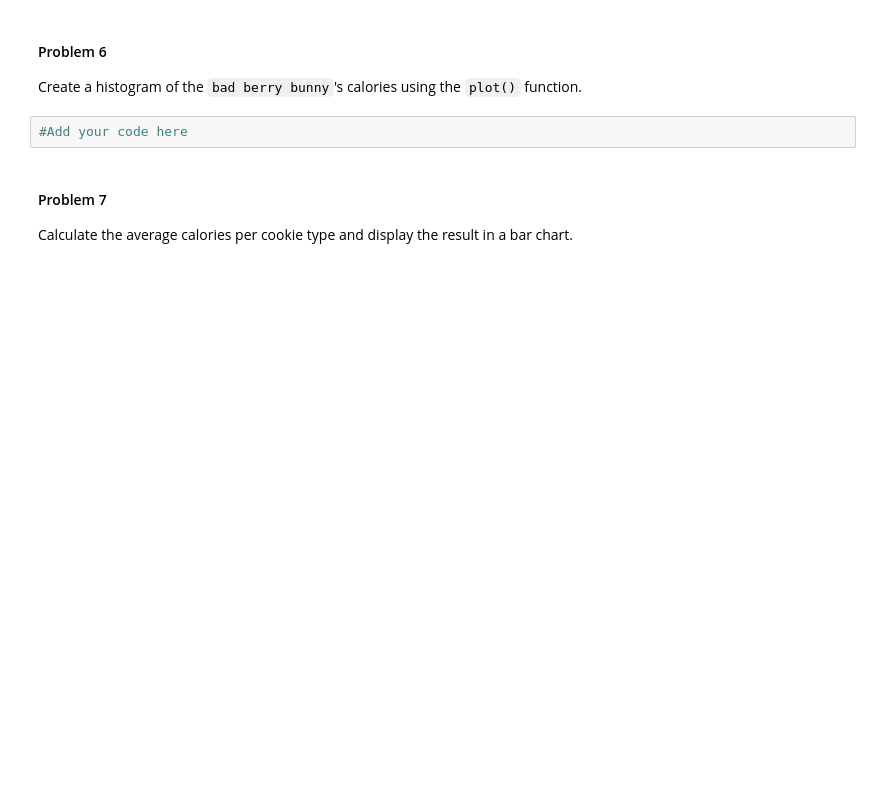
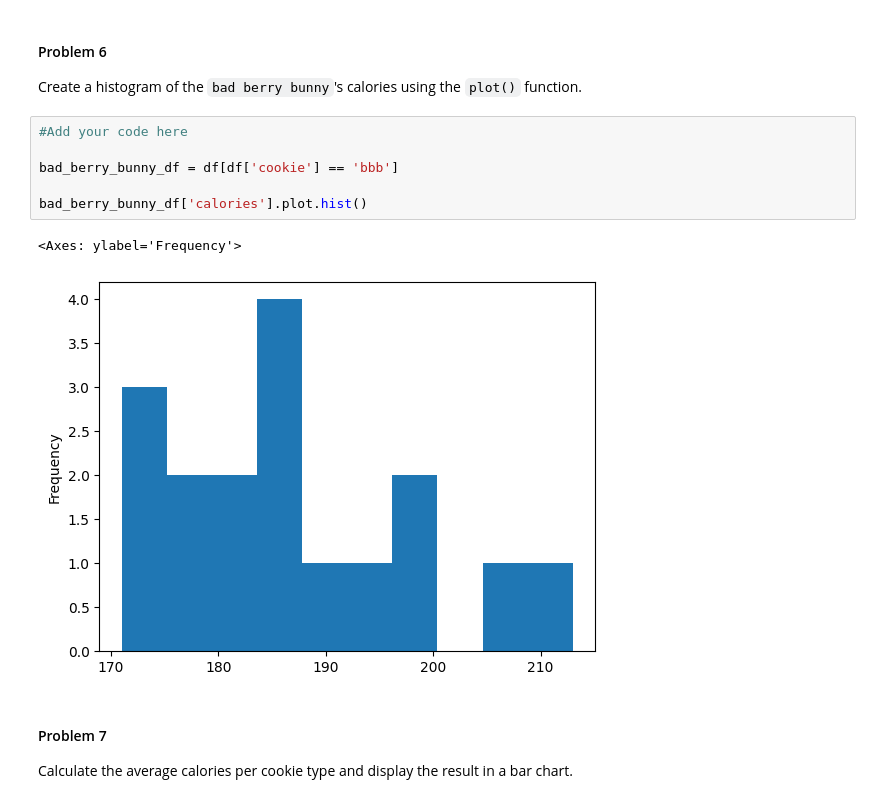
Before and after one commit to gallettilance/Data-Science-Fundamentals, a Jupyter notebook: labs/lab-02/lab02.ipynb, the cells around one changed output. Saved outputs shown, nothing was run; the diff lists cells and outputs as text; blank space fills up the shorter version.

```diff
--- a/labs/lab-02/lab02.ipynb
+++ b/labs/lab-02/lab02.ipynb
@@ -396,6 +433,13 @@ Create a boxplot of `cost_to_make` for all cookies except `chocolate` using the
 Create a histogram of the `bad berry bunny`'s calories using the `plot()` function.
 # %%
 #Add your code here
+
+bad_berry_bunny_df = df[df['cookie'] == 'bbb']
+
+bad_berry_bunny_df['calories'].plot.hist()
+# %% [output]
+<Axes: ylabel='Frequency'>
+[figure, added]
 # %% [markdown]
 #### Problem 7
 
```
Also changed, not shown: parts of 8 cells of this notebook.
